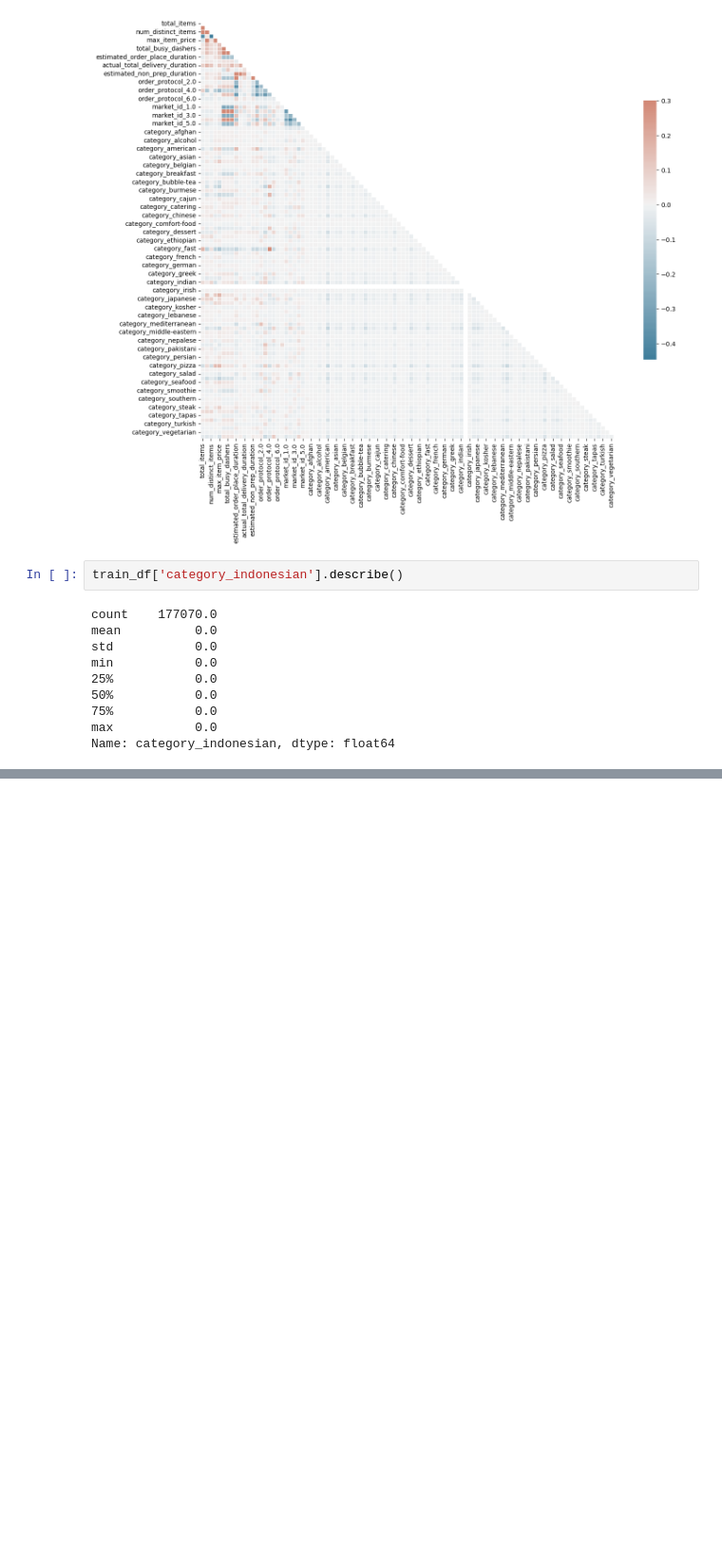
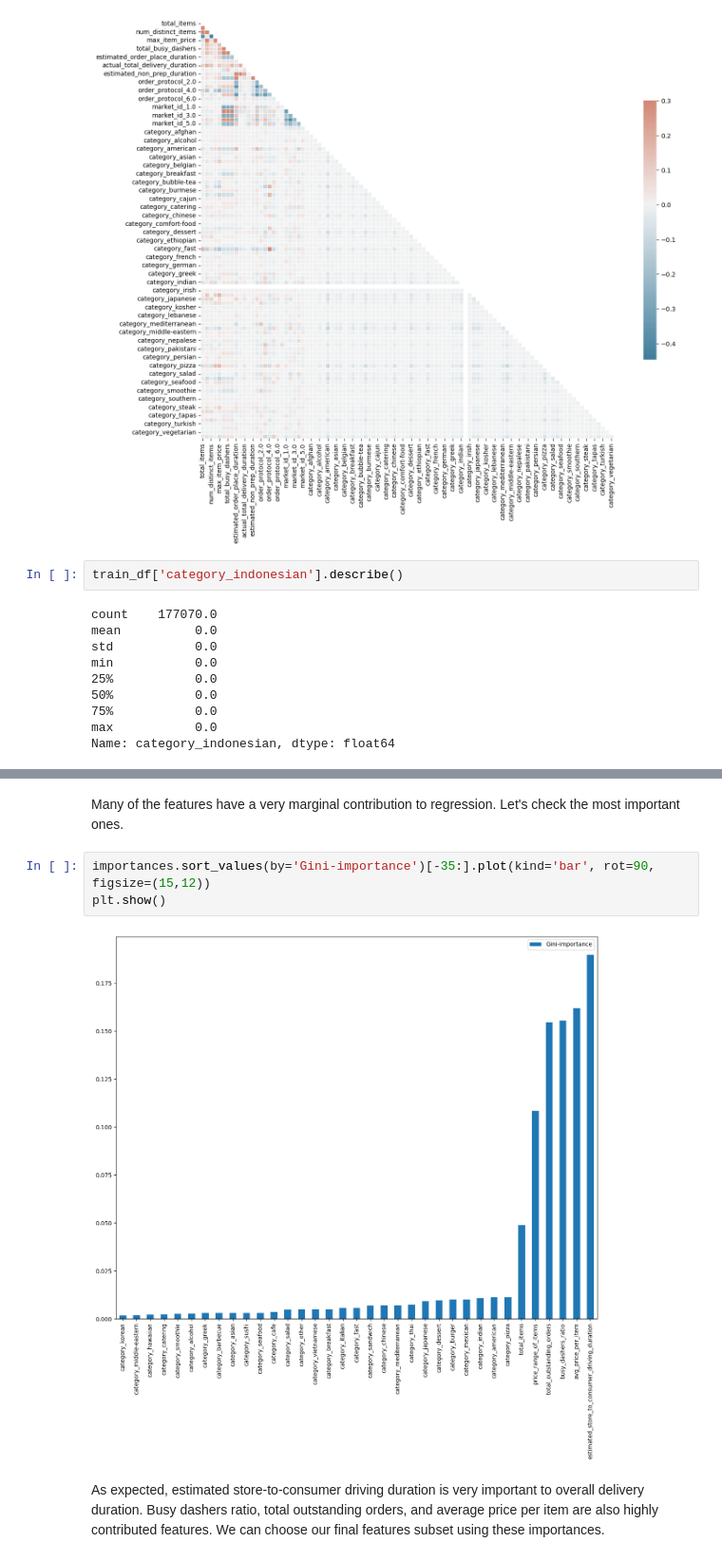
Before and after one commit to tugceturkkal/Data-Projects, a Jupyter notebook: Delivery Duration Prediction.ipynb, the cells around one changed output, grey strips where cells are left out. Shown at 95% size. Drawn from its saved outputs; the diff is of its cells as text; blank space fills up the shorter version.

```diff
--- a/Delivery Duration Prediction.ipynb
+++ b/Delivery Duration Prediction.ipynb
@@ -268,0 +565,9 @@ Name: category_indonesian, dtype: float64
+# %% [markdown]
+Many of the features have a very marginal contribution to regression. Let's check the most important ones.
+# %%
+importances.sort_values(by='Gini-importance')[-35:].plot(kind='bar', rot=90, figsize=(15,12))
+plt.show()
+# %% [output]
+[figure, added]
+# %% [markdown]
+As expected, estimated store-to-consumer driving duration is very important to overall delivery duration. Busy dashers ratio, total outstanding orders, and average price per item are also highly contributed features. We can choose our final features subset using these importances.
```
Also changed, not shown: parts of 31 cells of this notebook.
